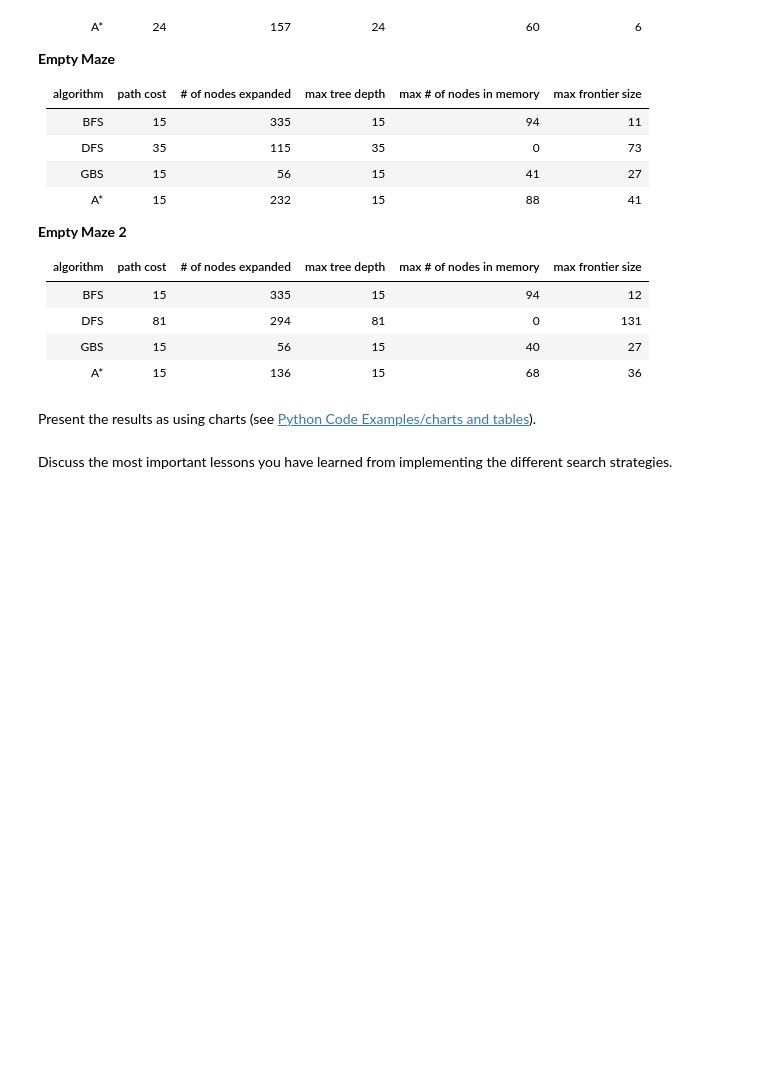
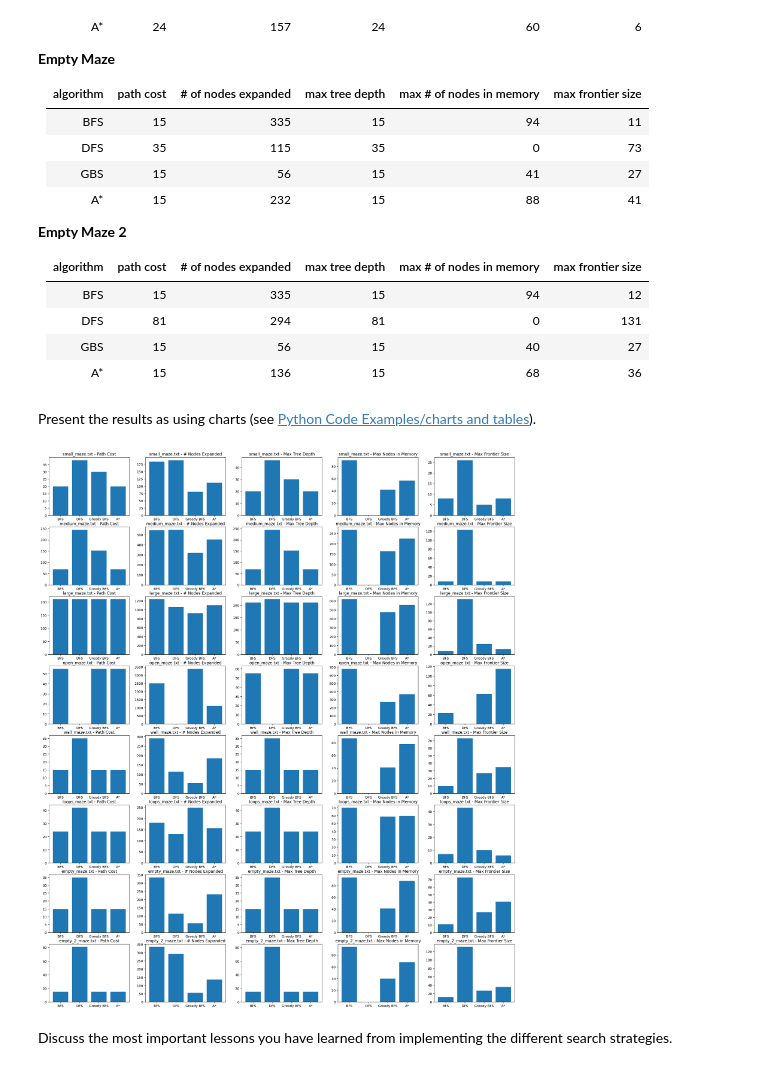
Before and after one commit to mplennon617/CS7320-AI, a Jupyter notebook: Search/Maze.ipynb, the cells around one changed output. Drawn from its saved outputs; the diff is of its cells as text; code cells hidden in the pictures; blank space fills up the shorter version.

Commit message:
Graphing Statistics

```diff
--- a/Search/Maze.ipynb
+++ b/Search/Maze.ipynb
@@ -747,25 +759,52 @@ __Empty Maze 2__
 | A*        |     15    |      136       |       15       |     68        |        36         |
 # %% [markdown]
 Present the results as using charts (see [Python Code Examples/charts and tables](../Python_Code_Examples/charts_and_tables.ipynb)).
-# %%
-import matplotlib as plt
-
-# Add charts
-maze_files = ["small_maze.txt","medium_maze.txt","large_maze.txt",
-              "open_maze.txt","wall_maze.txt","loops_maze.txt",
-              "empty_maze.txt","empty_2_maze.txt"]
-
-# Loop through all mazes in maze_files,
-# printing out stats for each search algo run on the maze.
-for maze_file in maze_files:
-    print("*************",maze_file,"*************")
-    with open(maze_file, "r") as f:
-        maze_str = f.read()
-        maze = mh.parse_maze(maze_str)
-        print_stats(maze, bfs)
-        print_stats(maze, dfs)
-        print_stats(maze, greedy_bfs)
-        print_stats(maze, a_star)
+# %%
+import matplotlib.pyplot as plt
+
+# Add charts
+maze_files = ["small_maze.txt","medium_maze.txt","large_maze.txt",
+              "open_maze.txt","wall_maze.txt","loops_maze.txt",
+              "empty_maze.txt","empty_2_maze.txt"]
+search_algos = [bfs, dfs, greedy_bfs, a_star]
+metrics_names = ["Path Cost","# Nodes Expanded","Max Tree Depth","Max Nodes in Memory", "Max Frontier Size"]
+
+NUM_MAZES = len(maze_files)
+NUM_SEARCH_ALGOS = len(search_algos)
+NUM_METRICS = len(metrics_names)
+
+#           Path Cost   # Nodes Expanded    ...
+# Maze 1    (Algos)     (Algos)
+# Maze 2
+#
+
+fig, axs = plt.subplots(NUM_MAZES, NUM_METRICS)
+fig.set_size_inches(25, 30)
+
+for i in range(NUM_MAZES):
+
+    # Open and read the current maze.
+    f = open(maze_files[i], "r")
+    maze_str = f.read()
+    maze = mh.parse_maze(maze_str)
+
+    metrics = {
+        "BFS" : search_runner(maze, bfs),
+        "DFS" : search_runner(maze, dfs),
+        "Greedy BFS" : search_runner(maze, greedy_bfs),
+        "A*" : search_runner(maze, a_star)
+    }
+
+    # Starting at 1 to avoid the Node that is returned by
+    for j in range(1, NUM_METRICS + 1):
+
+        algo_metrics = [metrics["BFS"][j], metrics["DFS"][j],
+                        metrics["Greedy BFS"][j], metrics["A*"][j]]
+
+        axs[i,j-1].bar(metrics.keys(), algo_metrics)
+        axs[i,j-1].set_title(maze_files[i]+" - "+metrics_names[j-1])
+# %% [output]
+[figure, added]
 # %% [markdown]
 Discuss the most important lessons you have learned from implementing the different search strategies.
 # %%
```
Also changed, not shown: parts of 2 cells of this notebook.
